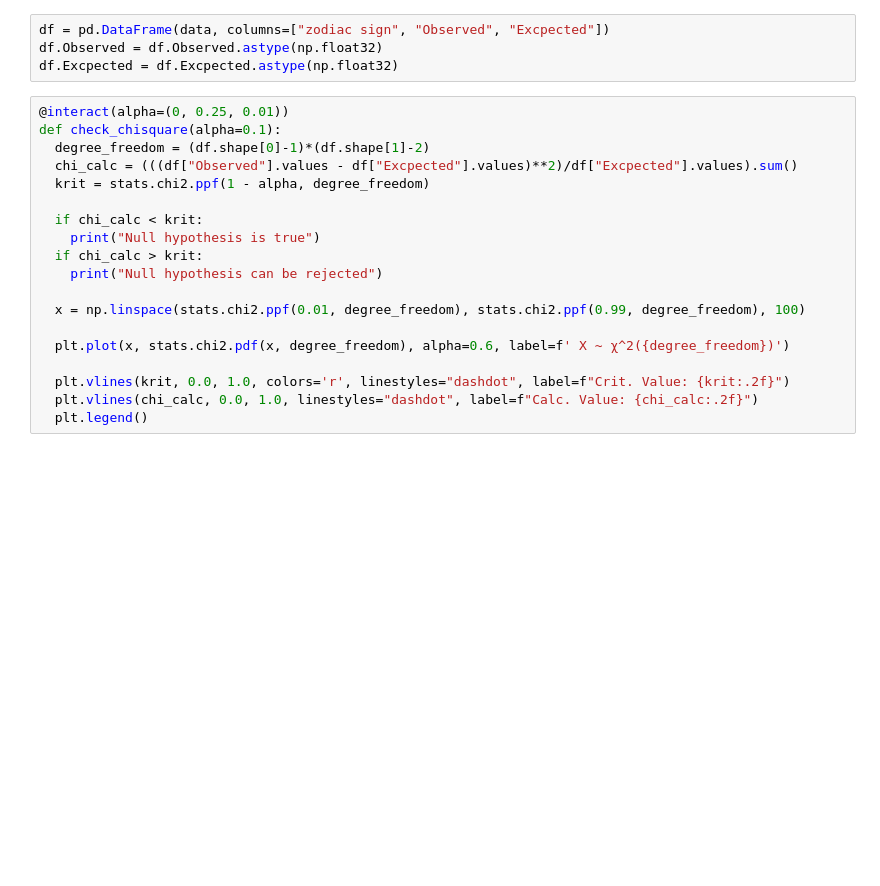
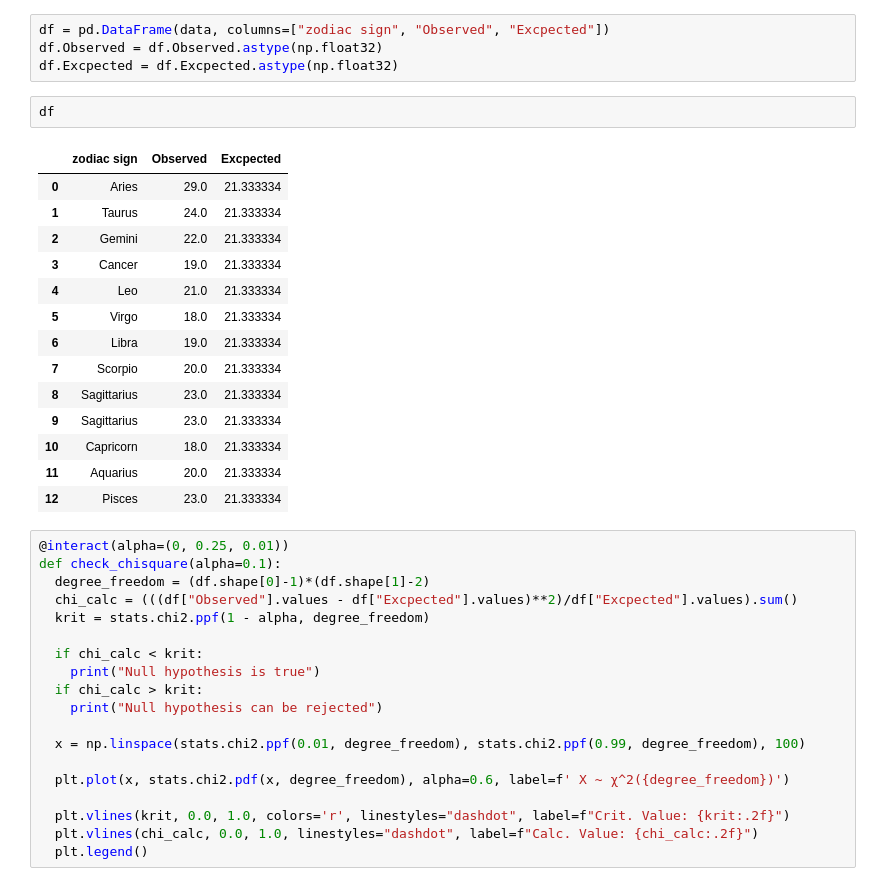
Before and after one commit to Innopolis-University-Adv-Statistics/Interactive-Statistics-Notebooks, a Jupyter notebook: Chi_square_test.ipynb, the cells around one changed output. Cells and saved outputs as stored; diff of their text form; blank space fills up the shorter version.

```diff
--- a/Chi_square_test.ipynb
+++ b/Chi_square_test.ipynb
@@ -87,6 +69,23 @@ data = np.array([np.array(item) for item in data])
 df = pd.DataFrame(data, columns=["zodiac sign", "Observed", "Excpected"])
 df.Observed = df.Observed.astype(np.float32)
 df.Excpected = df.Excpected.astype(np.float32)
+# %%
+df
+# %% [output]
+|  | zodiac sign | Observed | Excpected |
+| 0 | Aries | 29.0 | 21.333334 |
+| 1 | Taurus | 24.0 | 21.333334 |
+| 2 | Gemini | 22.0 | 21.333334 |
+| 3 | Cancer | 19.0 | 21.333334 |
+| 4 | Leo | 21.0 | 21.333334 |
+| 5 | Virgo | 18.0 | 21.333334 |
+| 6 | Libra | 19.0 | 21.333334 |
+| 7 | Scorpio | 20.0 | 21.333334 |
+| 8 | Sagittarius | 23.0 | 21.333334 |
+| 9 | Sagittarius | 23.0 | 21.333334 |
+| 10 | Capricorn | 18.0 | 21.333334 |
+| 11 | Aquarius | 20.0 | 21.333334 |
+| 12 | Pisces | 23.0 | 21.333334 |
 # %%
 @interact(alpha=(0, 0.25, 0.01))
 def check_chisquare(alpha=0.1):
```
Also changed, not shown: parts of 5 cells of this notebook.
